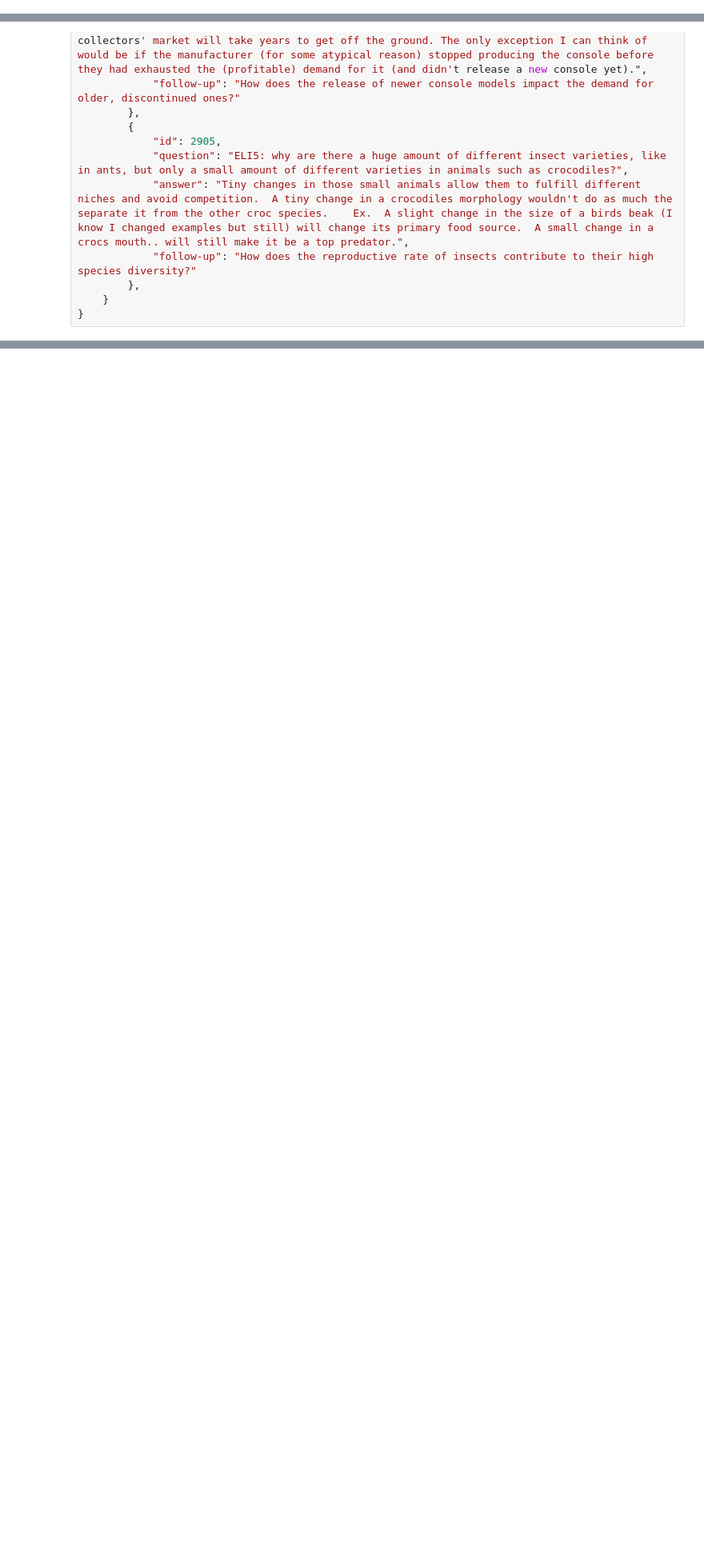
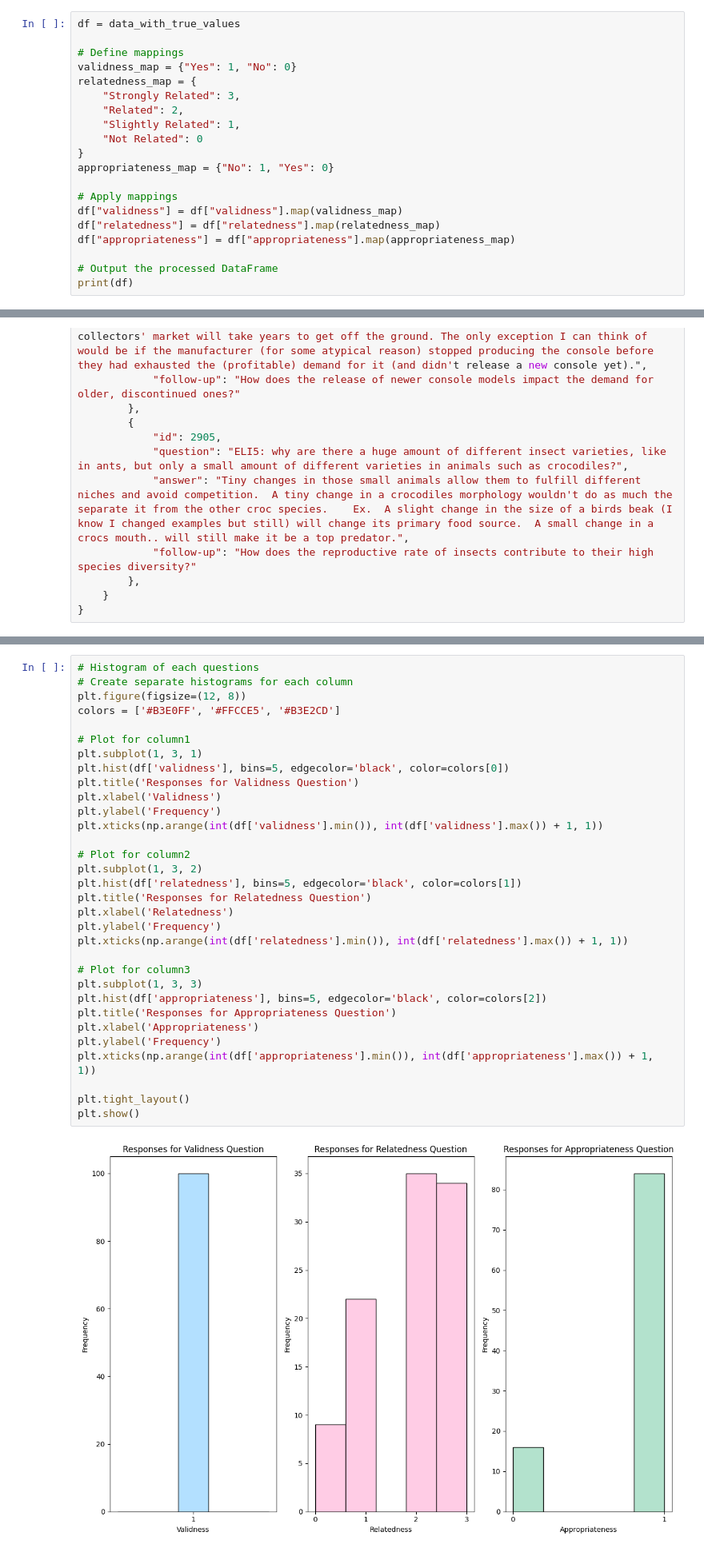
Before and after one commit to zheliu92/nlp_followupqg_public, a Jupyter notebook: Human_Evaluation/Helpers/mode_1_output_analysis.ipynb, the cells around one changed output, grey strips where cells are left out. Shown: that part at 80% size. Cells and saved outputs as stored; diff of their text form; blank space fills up the shorter version.

```diff
--- a/Human_Evaluation/Helpers/mode_1_output_analysis.ipynb
+++ b/Human_Evaluation/Helpers/mode_1_output_analysis.ipynb
@@ -77,3 +79,23 @@ print("\nUnique counts:", unique_counts)
 [100 rows x 5 columns]
 
 Unique counts: {'appropriateness': {'No': 84, 'Yes': 16}, 'relatedness': {'Related': 35, 'Strongly Related': 34, 'Slightly Related': 22, 'Not Related': 9}, 'validness': {'Yes': 100}}
+# %%
+df = data_with_true_values
+
+# Define mappings
+validness_map = {"Yes": 1, "No": 0}
+relatedness_map = {
+    "Strongly Related": 3,
+    "Related": 2,
+    "Slightly Related": 1,
+    "Not Related": 0
+}
+appropriateness_map = {"No": 1, "Yes": 0}
+
+# Apply mappings
+df["validness"] = df["validness"].map(validness_map)
+df["relatedness"] = df["relatedness"].map(relatedness_map)
+df["appropriateness"] = df["appropriateness"].map(appropriateness_map)
+
+# Output the processed DataFrame
+print(df)
@@ -188,0 +304,34 @@ test_sample_questions = {
+# %%
+# Histogram of each questions
+# Create separate histograms for each column
+plt.figure(figsize=(12, 8))
+colors = ['#B3E0FF', '#FFCCE5', '#B3E2CD']
+
+# Plot for column1
+plt.subplot(1, 3, 1)
+plt.hist(df['validness'], bins=5, edgecolor='black', color=colors[0])
+plt.title('Responses for Validness Question')
+plt.xlabel('Validness')
+plt.ylabel('Frequency')
+plt.xticks(np.arange(int(df['validness'].min()), int(df['validness'].max()) + 1, 1))
+
+# Plot for column2
+plt.subplot(1, 3, 2)
+plt.hist(df['relatedness'], bins=5, edgecolor='black', color=colors[1])
+plt.title('Responses for Relatedness Question')
+plt.xlabel('Relatedness')
+plt.ylabel('Frequency')
+plt.xticks(np.arange(int(df['relatedness'].min()), int(df['relatedness'].max()) + 1, 1))
+
+# Plot for column3
+plt.subplot(1, 3, 3)
+plt.hist(df['appropriateness'], bins=5, edgecolor='black', color=colors[2])
+plt.title('Responses for Appropriateness Question')
+plt.xlabel('Appropriateness')
+plt.ylabel('Frequency')
+plt.xticks(np.arange(int(df['appropriateness'].min()), int(df['appropriateness'].max()) + 1, 1))
+
+plt.tight_layout()
+plt.show()
+# %% [output]
+[figure, added]
```
Also changed, not shown: parts of 8 cells of this notebook, 6 other files.
